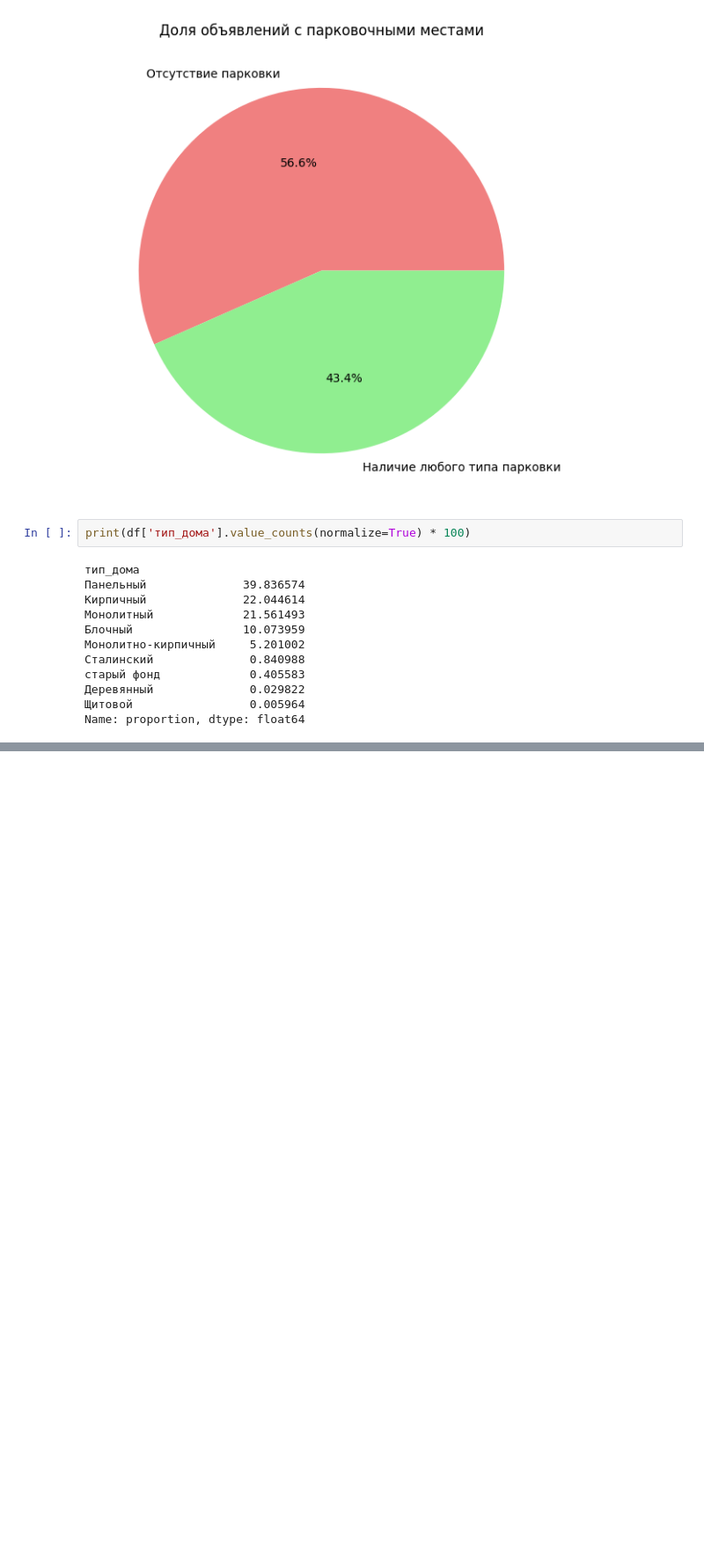
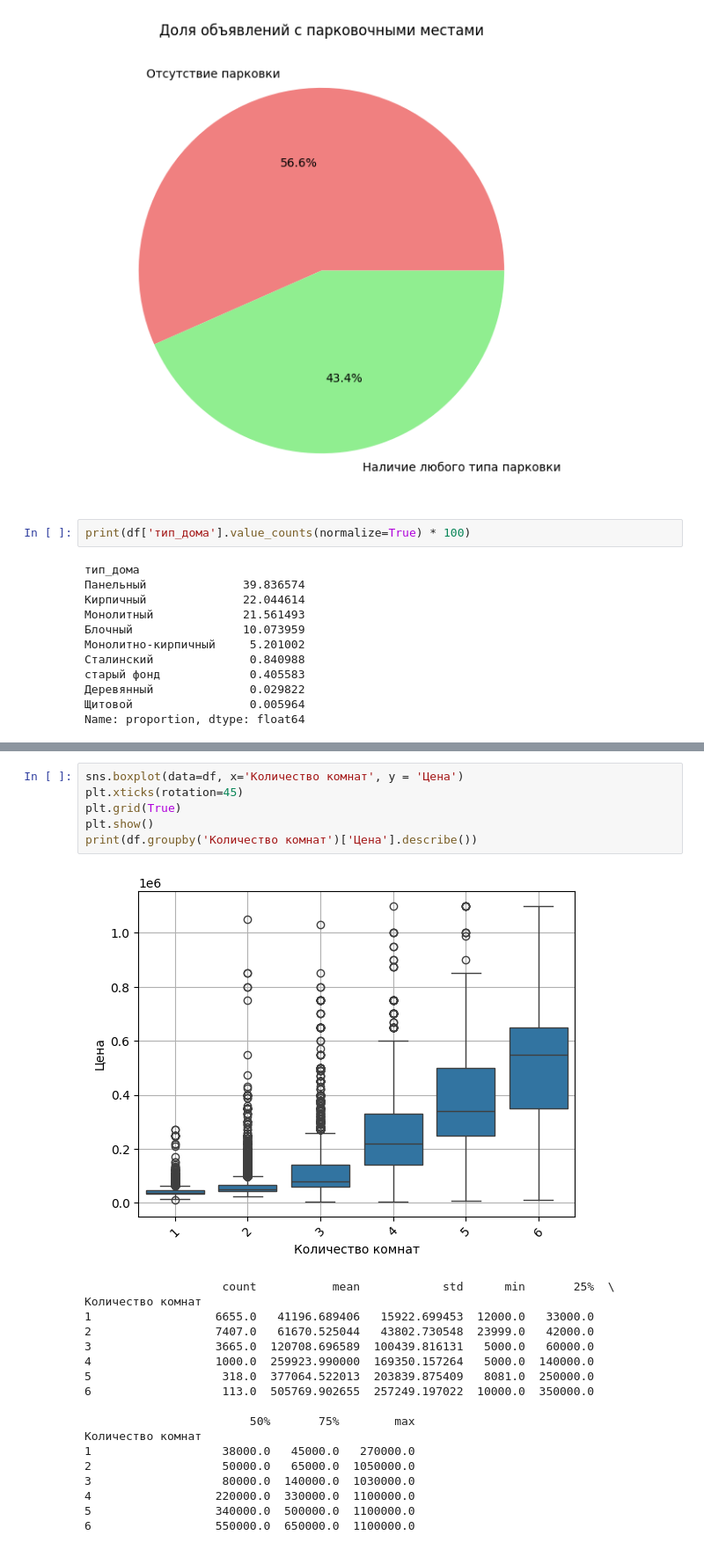
Before and after one commit to Ali-B-Indahouse/How-Much-Is-The-real-estate-in-Moscow, a Jupyter notebook: release1_Ali.ipynb, the cells around one changed output, grey strips where cells are left out. Shown at 88% size. Drawn from its saved outputs; the diff is of its cells as text; blank space fills up the shorter version.

```diff
--- a/release1_Ali.ipynb
+++ b/release1_Ali.ipynb
@@ -91,0 +162,25 @@ Name: proportion, dtype: float64
+# %%
+sns.boxplot(data=df, x='Количество комнат', y = 'Цена')
+plt.xticks(rotation=45)
+plt.grid(True)
+plt.show()
+print(df.groupby('Количество комнат')['Цена'].describe())
+# %% [output]
+[figure, added]
+                    count           mean            std      min       25%  \
+Количество комнат
+1                  6655.0   41196.689406   15922.699453  12000.0   33000.0
+2                  7407.0   61670.525044   43802.730548  23999.0   42000.0
+3                  3665.0  120708.696589  100439.816131   5000.0   60000.0
+4                  1000.0  259923.990000  169350.157264   5000.0  140000.0
+5                   318.0  377064.522013  203839.875409   8081.0  250000.0
+6                   113.0  505769.902655  257249.197022  10000.0  350000.0
+
+                        50%       75%        max
+Количество комнат
+1                   38000.0   45000.0   270000.0
+2                   50000.0   65000.0  1050000.0
+3                   80000.0  140000.0  1030000.0
+4                  220000.0  330000.0  1100000.0
+5                  340000.0  500000.0  1100000.0
+6                  550000.0  650000.0  1100000.0
```
Also changed, not shown: parts of 11 cells of this notebook, 3 other files.
